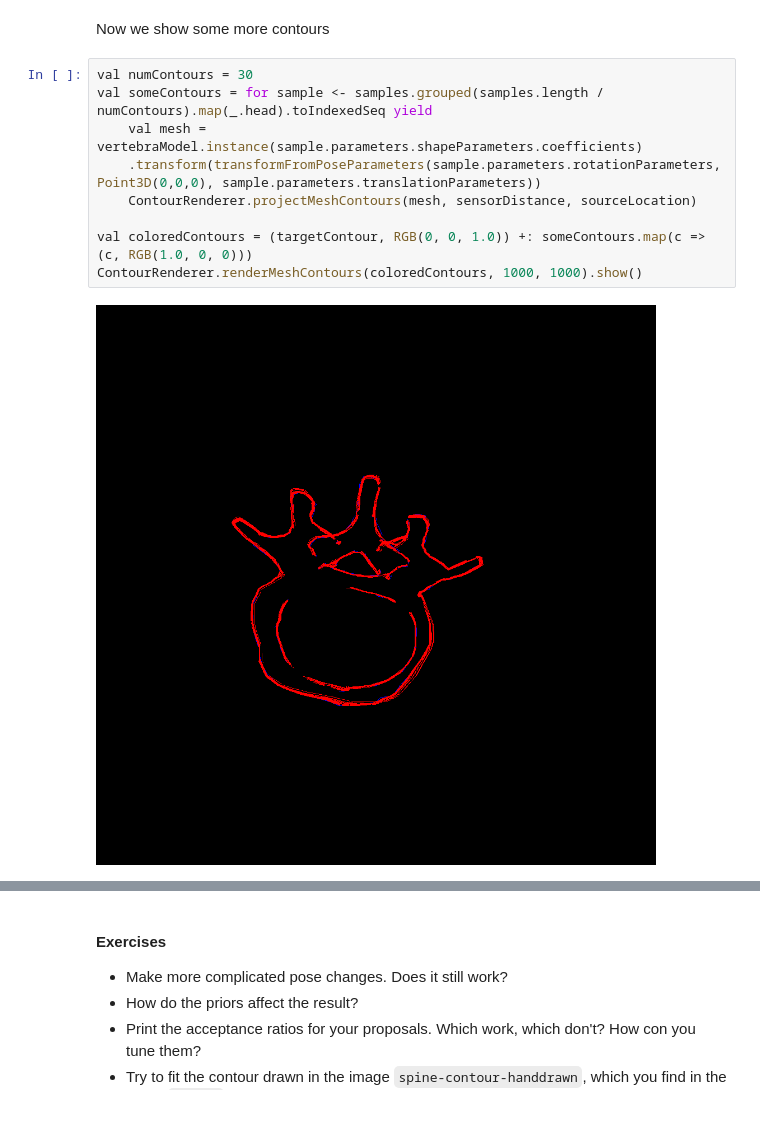
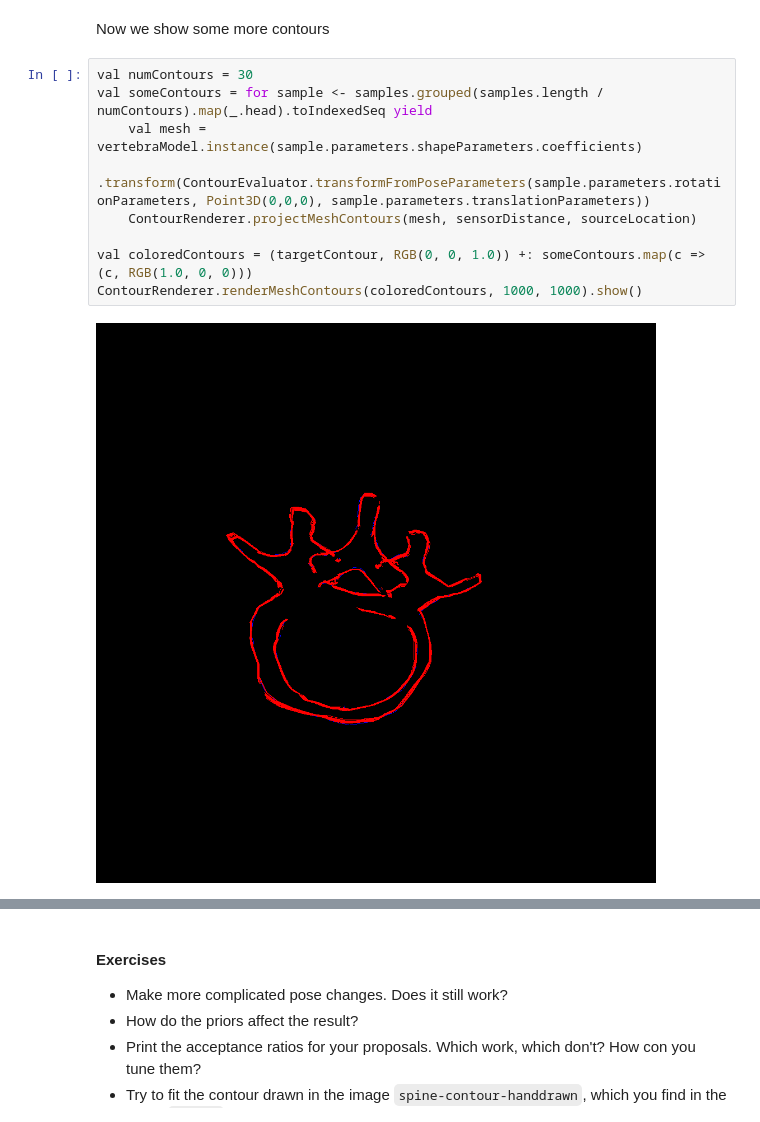
Before and after one commit to shape-the-world/big-data-africa-23, a Jupyter notebook: notebooks/shape-fitting-full.ipynb, the cells around one changed output, grey strips where cells are left out. Saved outputs shown, nothing was run; the diff lists cells and outputs as text.

```diff
--- a/notebooks/shape-fitting-full.ipynb
+++ b/notebooks/shape-fitting-full.ipynb
@@ -304,14 +306,14 @@ Now we show some more contours
 # %%
 val numContours = 30
 val someContours = for sample <- samples.grouped(samples.length / numContours).map(_.head).toIndexedSeq yield
     val mesh = vertebraModel.instance(sample.parameters.shapeParameters.coefficients)
-    .transform(transformFromPoseParameters(sample.parameters.rotationParameters, Point3D(0,0,0), sample.parameters.translationParameters))
+    .transform(ContourEvaluator.transformFromPoseParameters(sample.parameters.rotationParameters, Point3D(0,0,0), sample.parameters.translationParameters))
     ContourRenderer.projectMeshContours(mesh, sensorDistance, sourceLocation)
 
 val coloredContours = (targetContour, RGB(0, 0, 1.0)) +: someContours.map(c => (c, RGB(1.0, 0, 0)))
 ContourRenderer.renderMeshContours(coloredContours, 1000, 1000).show()
 # %% [output]
-[figure, old version]
+[figure, new version]
 # %%
 val df = DataFrame(Seq(
     DataFrame.Column.ofContinuous(samples.map(s => s.parameters.shapeParameters.coefficients(0)), "coeff-0"),
```
Also changed, not shown: parts of 7 cells of this notebook.
